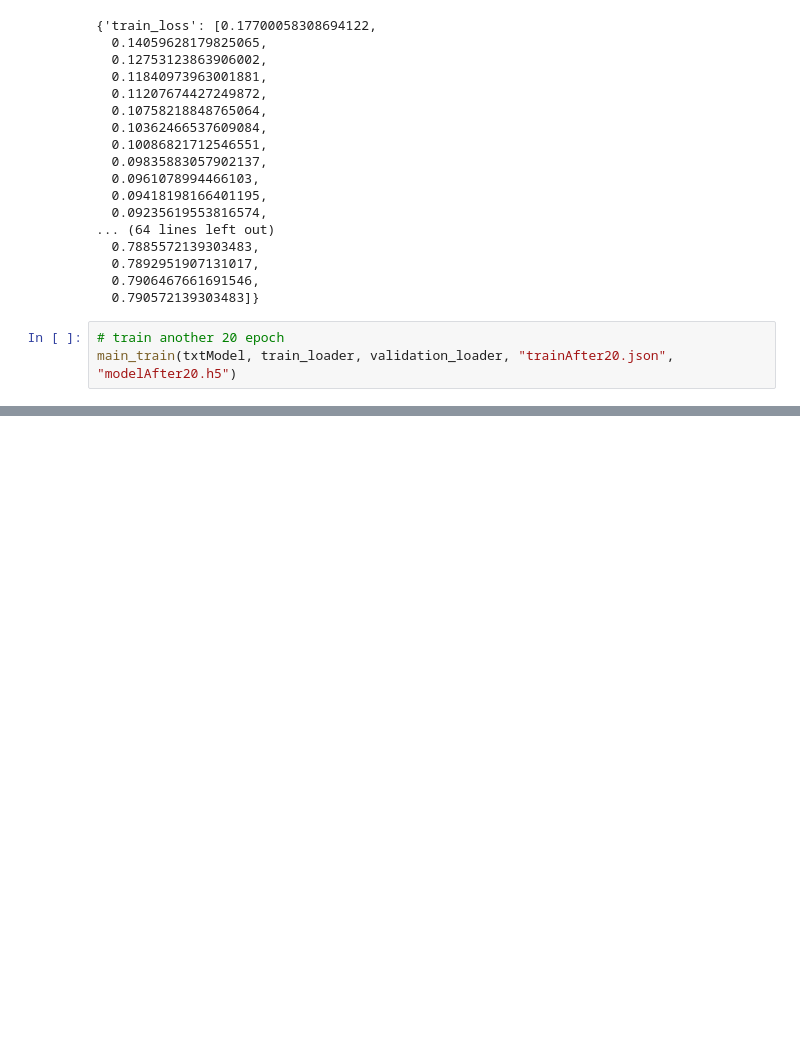
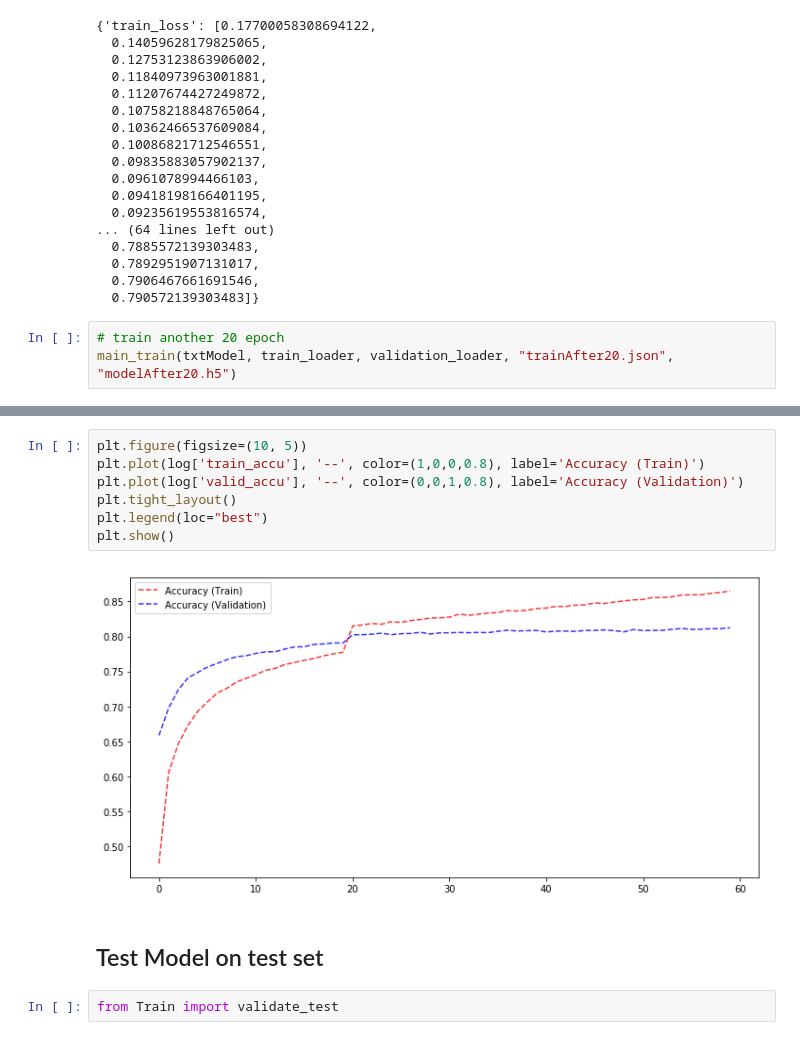
Before and after one commit to XiplusChenyu/Document-Classification-Web-Service, a Jupyter notebook: Model/Scripts/TrainOnGCP.ipynb, the cells around one changed output, grey strips where cells are left out. Cells and saved outputs as stored; diff of their text form; blank space fills up the shorter version.

```diff
--- a/Model/Scripts/TrainOnGCP.ipynb
+++ b/Model/Scripts/TrainOnGCP.ipynb
@@ -56,0 +119,13 @@ main_train(txtModel, train_loader, validation_loader, "trainAfter20.json", "mode
+# %%
+plt.figure(figsize=(10, 5))
+plt.plot(log['train_accu'], '--', color=(1,0,0,0.8), label='Accuracy (Train)')
+plt.plot(log['valid_accu'], '--', color=(0,0,1,0.8), label='Accuracy (Validation)')
+plt.tight_layout()
+plt.legend(loc="best")
+plt.show()
+# %% [output]
+[figure, added]
+# %% [markdown]
+## Test Model on test set
+# %%
+from Train import validate_test
```
Also changed, not shown: parts of 9 cells of this notebook, 3 other files.
